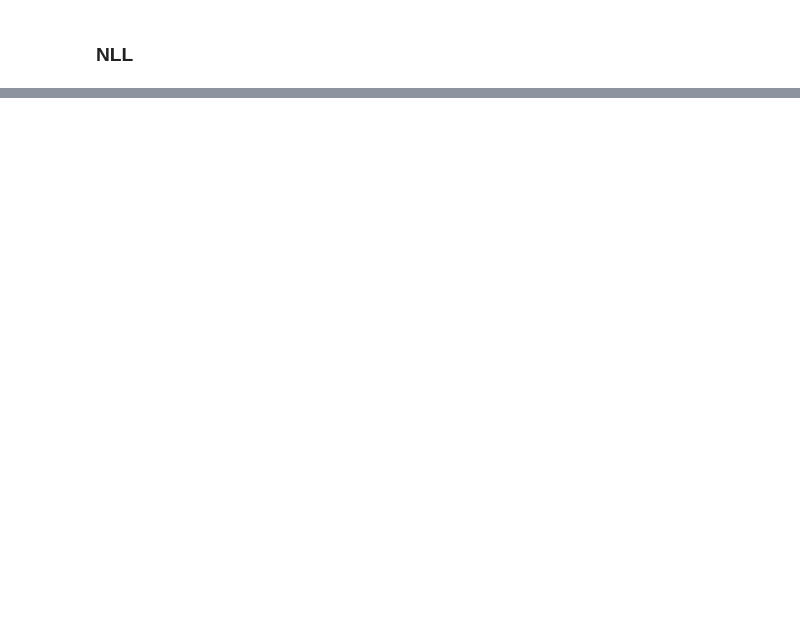
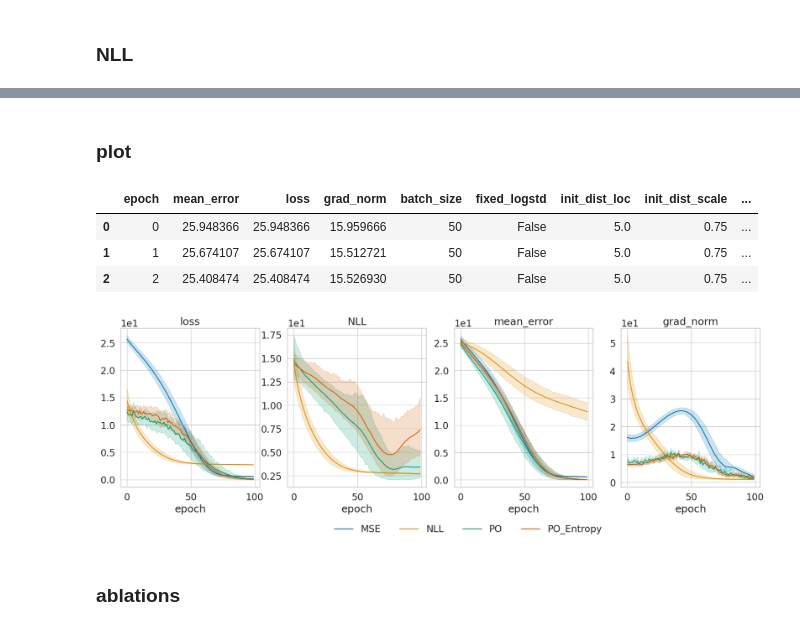
Before and after one commit to gabrielsinger2/nll_to_po, a Jupyter notebook: notebook/test_theory.ipynb, the cells around one changed output, grey strips where cells are left out. Cells and saved outputs as stored; diff of their text form; code cells hidden in the pictures; blank space fills up the shorter version.

Commit message:
✨ update notebook with visualizations

```diff
--- a/notebook/test_theory.ipynb
+++ b/notebook/test_theory.ipynb
@@ -21,4 +27,6 @@ os.environ["WANDB_SILENT"] = "true"  # Suppress WandB output
 # %% [markdown]
 ### config
+# %%
+df_list: list[pd.DataFrame] = []
 # %%
 # Experiment parameters
@@ -67,7 +163,7 @@ for exp_idx in range(n_experiments):
         "init_dist_scale": init_dist_scale,
         "init_dist_n_samples": init_dist_n_samples,
         "learning_rate": learning_rate,
-        "loss": loss_function.name,
+        "loss_type": loss_function.name,
     }
     if use_wandb:
         wandb_run = wandb.init(
@@ -80,13 +176,13 @@ for exp_idx in range(n_experiments):
         logger_name="nll_to_po",
         log_dir="../logs",
         env_id="test_theory",
-        exp_name=f"NLL_{exp_idx}",
+        exp_name=f"{loss_function.name}_{exp_idx}",
     )
     # Log the configuration
     logger.info(f"%%%%%%%%%%%%%%%%%%%\nconfig:\n{config}\n%%%%%%%%%%%%%%%%%%%%")
 
     # Run comparison
-    train_single_policy(
+    _, nll_train_metrics, _ = train_single_policy(
         policy=policy,
         train_dataloader=train_dataloader,
         loss_function=loss_function,
@@ -97,5 +193,15 @@ for exp_idx in range(n_experiments):
         logger=logger,
     )
 
-    wandb_run.finish()
+    if use_wandb:
+        wandb_run.finish()
+
+    # Save to dataframe
+    df = pd.DataFrame(nll_train_metrics).reset_index()
+    df = df.rename(columns={"index": "epoch"})
+    for k, v in config.items():
+        df[k] = v
+    df["experiment"] = exp_idx
+
+    df_list.append(df)
 # %% [output]
@@ -176,0 +428,30 @@ for _ in range(n_experiments):
+# %% [markdown]
+### plot
+# %%
+df_all = pd.concat(df_list, ignore_index=True)
+df_all.head(3)
+# %% [output]
+|  | epoch | mean_error | loss | grad_norm | batch_size | fixed_logstd | init_dist_loc | init_dist_scale | ... |
+| 0 | 0 | 25.948366 | 25.948366 | 15.959666 | 50 | False | 5.0 | 0.75 | ... |
+| 1 | 1 | 25.674107 | 25.674107 | 15.512721 | 50 | False | 5.0 | 0.75 | ... |
+| 2 | 2 | 25.408474 | 25.408474 | 15.526930 | 50 | False | 5.0 | 0.75 | ... |
+# %%
+fig, ax = plt.subplots(1, 4, figsize=(20, 5))
+for i, metric in enumerate(["loss", "NLL", "mean_error", "grad_norm"]):
+    sns.lineplot(
+        data=df_all,
+        x="epoch",
+        y=metric,
+        hue="loss_type",
+        ax=ax[i],
+        legend=False if i > 0 else True,
+    )
+    ax[i].set_ylabel(None)
+    ax[i].set_title(metric)
+    ax[i].ticklabel_format(axis="y", style="sci", scilimits=(0, 1))
+ax[0].legend(bbox_to_anchor=(2.5, -0.35), loc="lower center", ncol=4, frameon=False)
+plt.show()
+# %% [output]
+[figure, added]
+# %% [markdown]
+### ablations
```
Also changed, not shown: parts of 13 cells of this notebook.
